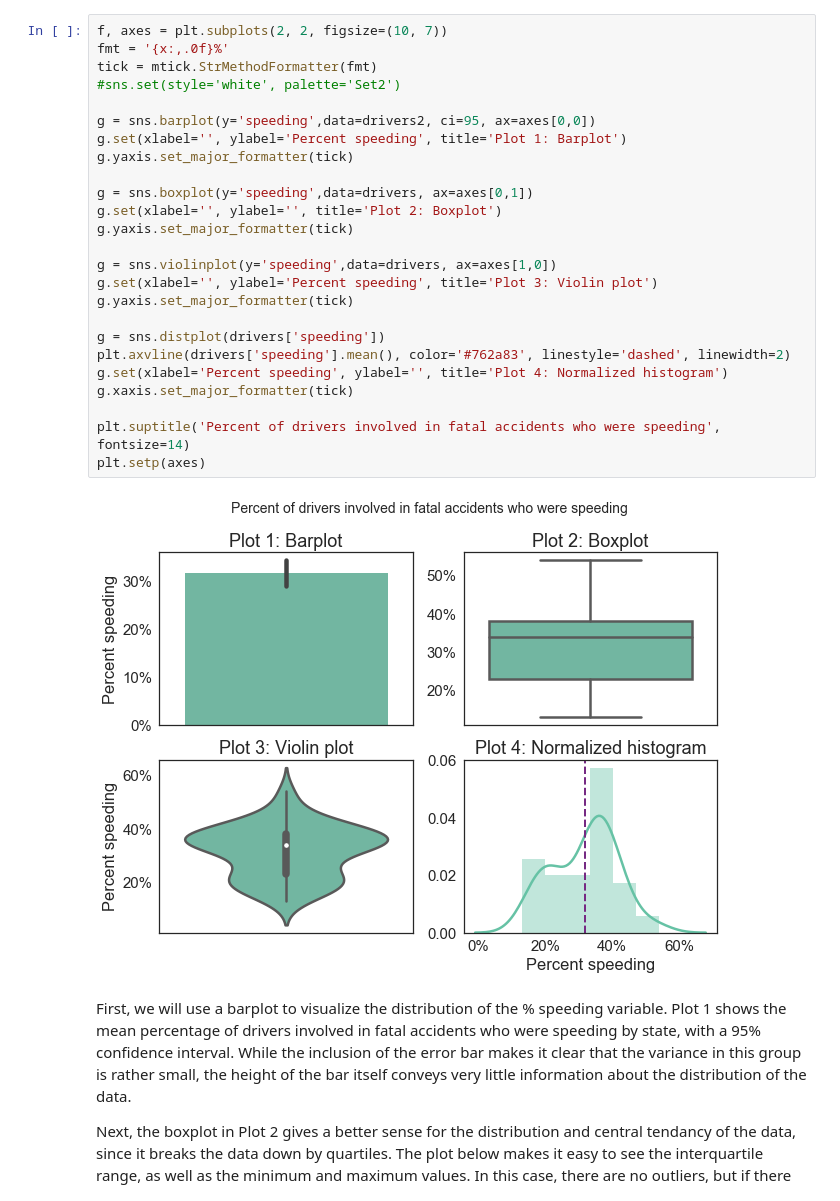
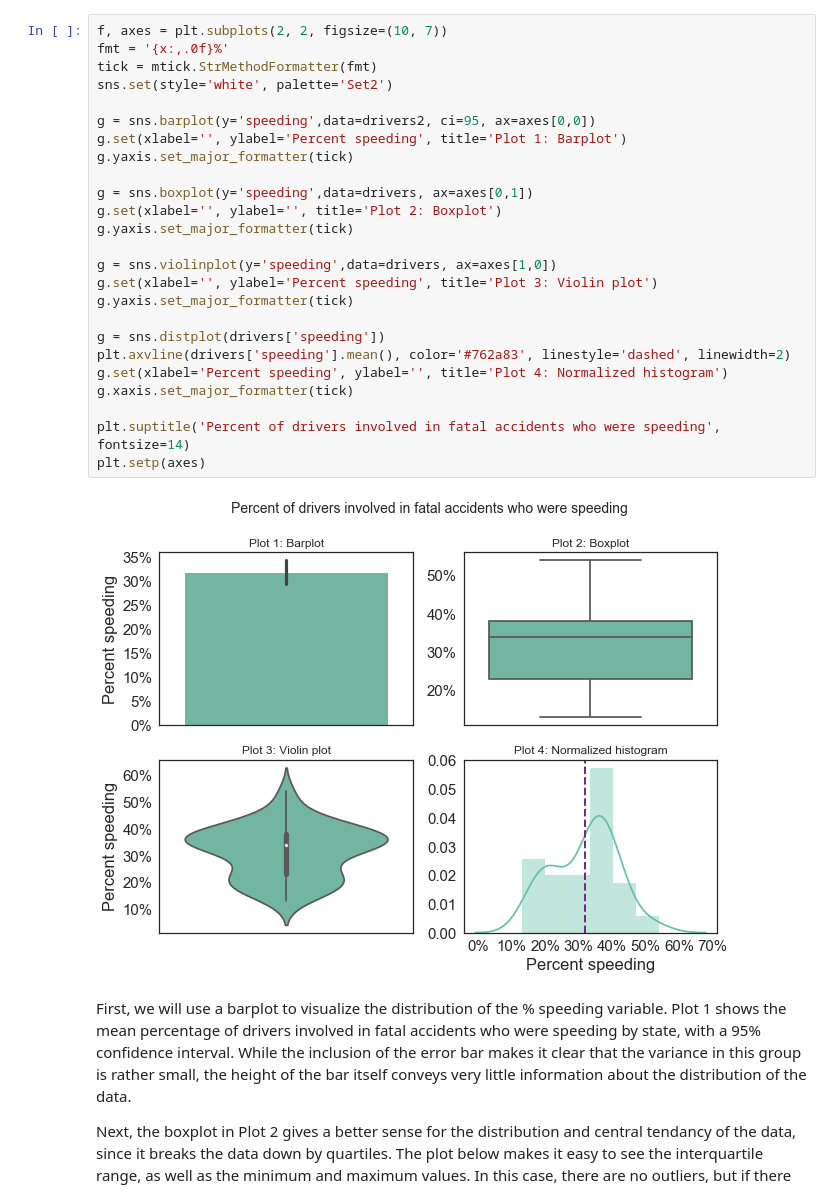
Before and after one commit to tefoneill/Thinkful-Data-Science-Bootcamp, a Jupyter notebook: Unit 1, Lesson 3.3.ipynb, the cells around one changed output. Cells and saved outputs as stored; diff of their text form.

```diff
--- a/Unit 1, Lesson 3.3.ipynb
+++ b/Unit 1, Lesson 3.3.ipynb
@@ -86,30 +74,30 @@ Let's plot the "speeding" variable four ways, and assess the advantages and disa
 # %%
 f, axes = plt.subplots(2, 2, figsize=(10, 7))
 fmt = '{x:,.0f}%'
 tick = mtick.StrMethodFormatter(fmt)
-#sns.set(style='white', palette='Set2')
+sns.set(style='white', palette='Set2')
 
 g = sns.barplot(y='speeding',data=drivers2, ci=95, ax=axes[0,0])
 g.set(xlabel='', ylabel='Percent speeding', title='Plot 1: Barplot')
 g.yaxis.set_major_formatter(tick)
 
 g = sns.boxplot(y='speeding',data=drivers, ax=axes[0,1])
 g.set(xlabel='', ylabel='', title='Plot 2: Boxplot')
 g.yaxis.set_major_formatter(tick)
 
 g = sns.violinplot(y='speeding',data=drivers, ax=axes[1,0])
 g.set(xlabel='', ylabel='Percent speeding', title='Plot 3: Violin plot')
 g.yaxis.set_major_formatter(tick)
 
 g = sns.distplot(drivers['speeding'])
 plt.axvline(drivers['speeding'].mean(), color='#762a83', linestyle='dashed', linewidth=2)
 g.set(xlabel='Percent speeding', ylabel='', title='Plot 4: Normalized histogram')
 g.xaxis.set_major_formatter(tick)
 
 plt.suptitle('Percent of drivers involved in fatal accidents who were speeding', fontsize=14)
 plt.setp(axes)
 # %% [output]
-[figure, old version]
+[figure, new version]
 # %% [markdown]
 First, we will use a barplot to visualize the distribution of the % speeding variable. Plot 1 shows the mean percentage of drivers involved in fatal accidents who were speeding by state, with a 95% confidence interval. While the inclusion of the error bar makes it clear that the variance in this group is rather small, the height of the bar itself conveys very little information about the distribution of the data.
 
```
Also changed, not shown: parts of 7 cells of this notebook.
